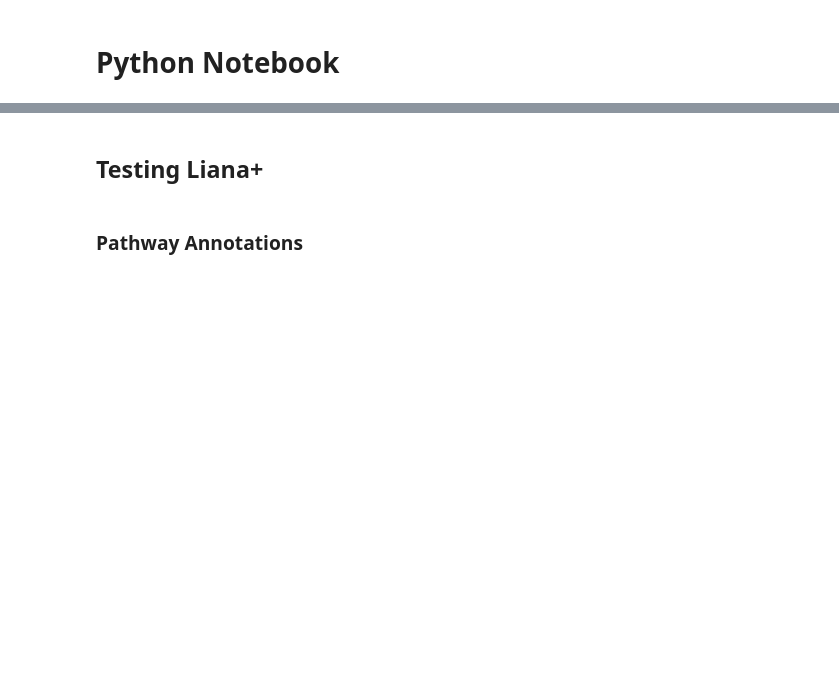
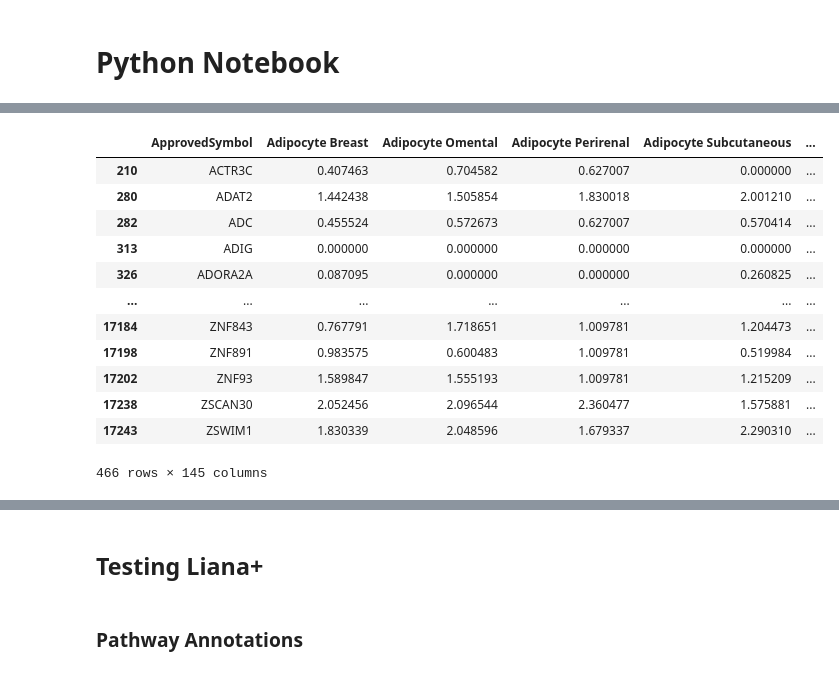
Before and after one commit to bioinfo-YCU/ConnectomeDB, a Jupyter notebook: Python_test.ipynb, the cells around one changed output, grey strips where cells are left out. Drawn from its saved outputs; the diff is of its cells as text; code cells hidden in the pictures; blank space fills up the shorter version.

```diff
--- a/Python_test.ipynb
+++ b/Python_test.ipynb
@@ -38,0 +67,18 @@ Name: Human LR Pair, dtype: object
+# %%
+# log(x+1) transform
+connectomeDB.iloc[:, 1:] = np.log1p(connectomeDB.iloc[:, 1:])
+connectomeDB
+# %% [output]
+|  | ApprovedSymbol | Adipocyte Breast | Adipocyte Omental | Adipocyte Perirenal | Adipocyte Subcutaneous | ... |
+| 210 | ACTR3C | 0.407463 | 0.704582 | 0.627007 | 0.000000 | ... |
+| 280 | ADAT2 | 1.442438 | 1.505854 | 1.830018 | 2.001210 | ... |
+| 282 | ADC | 0.455524 | 0.572673 | 0.627007 | 0.570414 | ... |
+| 313 | ADIG | 0.000000 | 0.000000 | 0.000000 | 0.000000 | ... |
+| 326 | ADORA2A | 0.087095 | 0.000000 | 0.000000 | 0.260825 | ... |
+| ... | ... | ... | ... | ... | ... | ... |
+| 17184 | ZNF843 | 0.767791 | 1.718651 | 1.009781 | 1.204473 | ... |
+| 17198 | ZNF891 | 0.983575 | 0.600483 | 1.009781 | 0.519984 | ... |
+| 17202 | ZNF93 | 1.589847 | 1.555193 | 1.009781 | 1.215209 | ... |
+| 17238 | ZSCAN30 | 2.052456 | 2.096544 | 2.360477 | 1.575881 | ... |
+| 17243 | ZSWIM1 | 1.830339 | 2.048596 | 1.679337 | 2.290310 | ... |
+466 rows × 145 columns
```
Also changed, not shown: parts of 41 cells of this notebook, 17 other files.
